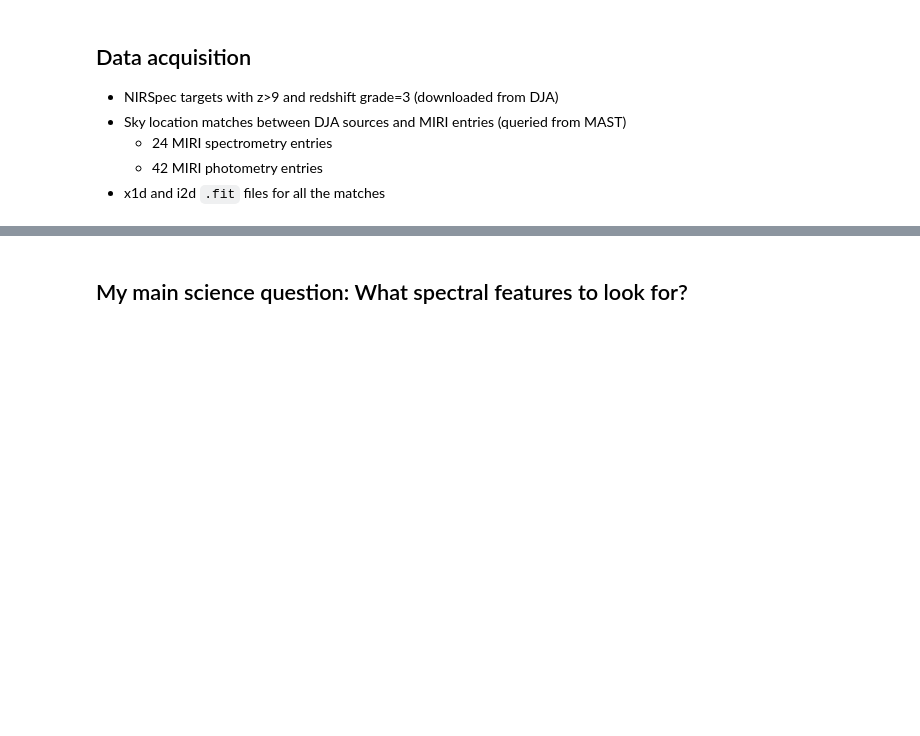
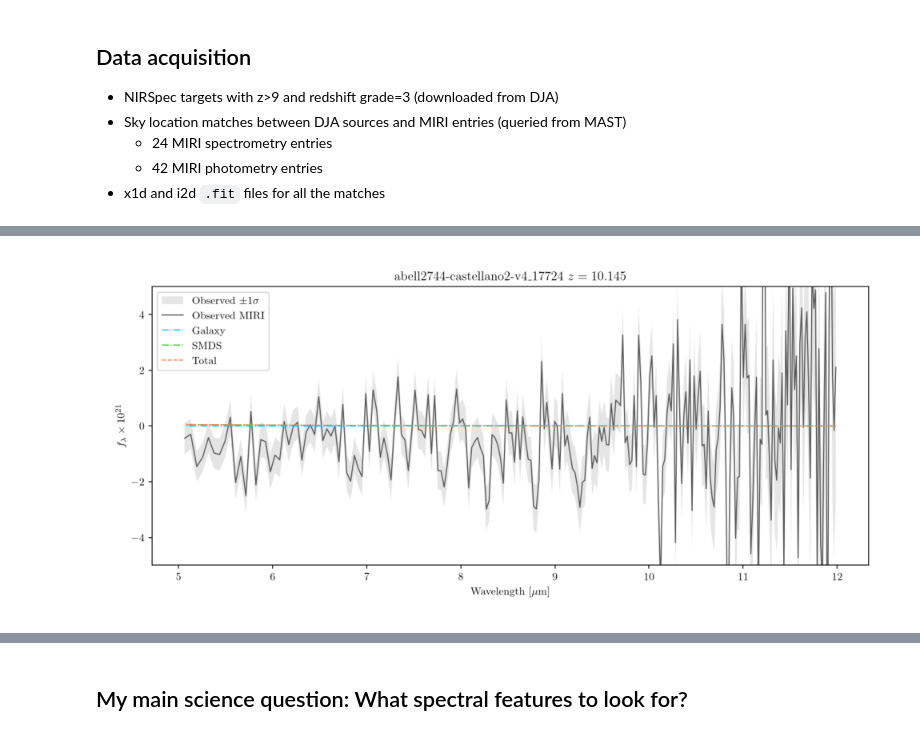
Before and after one commit to ryanyrzh/DS_MIRI, a Jupyter notebook: oct_update.ipynb, the cells around one changed output, grey strips where cells are left out. Drawn from its saved outputs; the diff is of its cells as text; code cells hidden in the pictures; blank space fills up the shorter version.

Commit message:
Change markdown plots to matplotlib since they do not render well in github viewer

```diff
--- a/oct_update.ipynb
+++ b/oct_update.ipynb
@@ -23,0 +14,12 @@ Some spectra just look like this - a small stretch of noise at long wavelengths.
+# %%
+import matplotlib.pyplot as plt
+import matplotlib.image as mpimg
+
+img = mpimg.imread("production/miri_joint_fit/plots/abell2744-castellano2-v4_17724_joint_fit.png")
+fig, ax = plt.subplots(figsize=(10, 6))
+ax.imshow(img)
+ax.axis("off")
+plt.tight_layout()
+plt.show()
+# %% [output]
+[figure, added]
```
Also changed, not shown: parts of 9 cells of this notebook.
